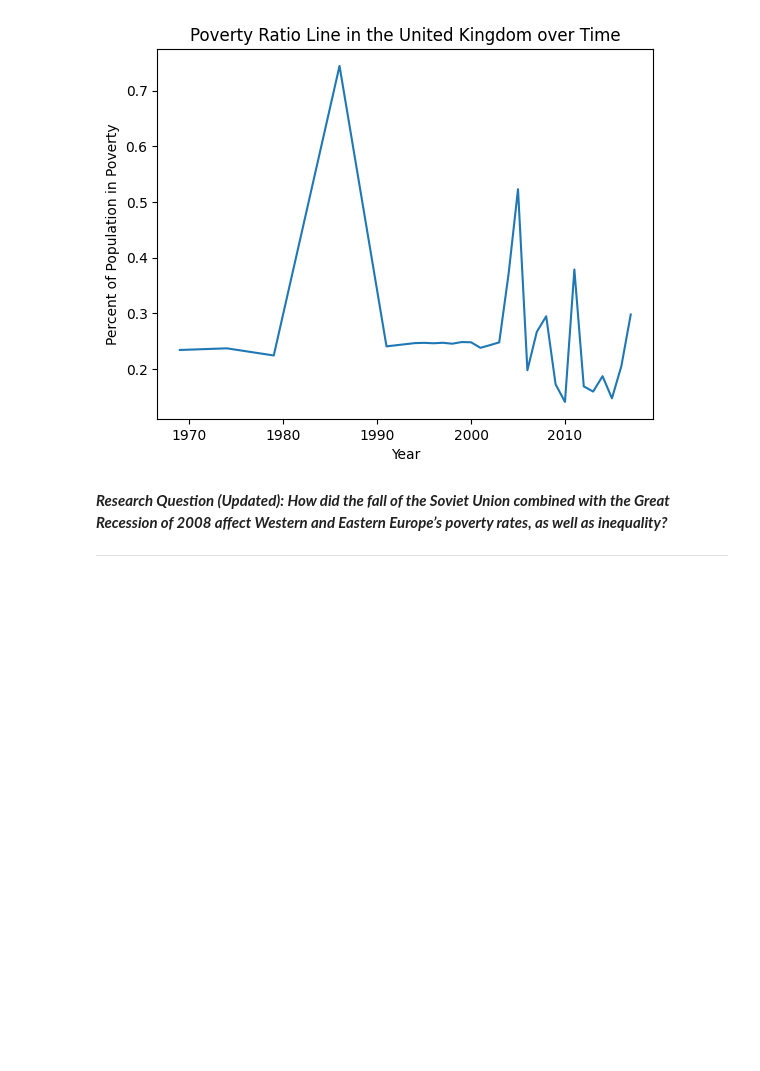
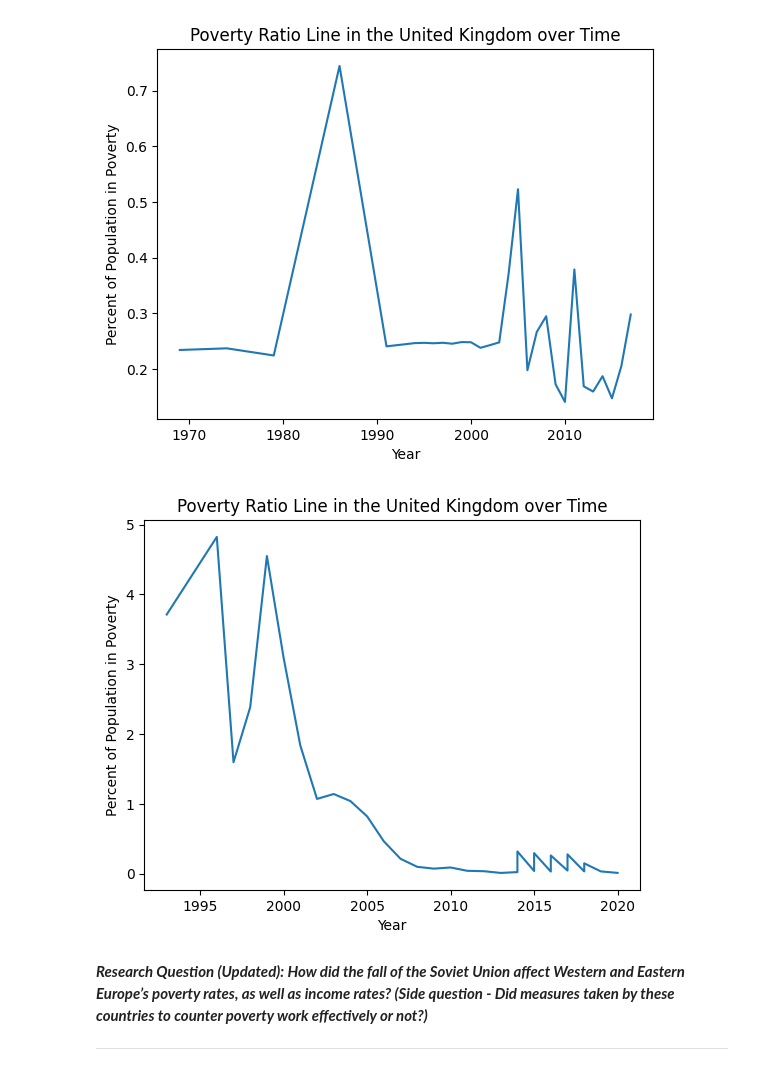
Before and after one commit to Matt-L-053124/FTI-World-Poverty-DSRP, a Jupyter notebook: Matthew_L_World_Poverty_Notebook.ipynb, the cells around one changed output. Drawn from its saved outputs; the diff is of its cells as text; code cells hidden in the pictures; blank space fills up the shorter version.

```diff
--- a/Matthew_L_World_Poverty_Notebook.ipynb
+++ b/Matthew_L_World_Poverty_Notebook.ipynb
@@ -326,6 +337,23 @@ plt.ylabel("Percent of Population in Poverty")
 plt.show()
 # %% [output]
 [figure]
+# %%
+uk_clean = df[(df["country"] == "Russia") & (df["ppp_version"] == 2011) & (df["reporting_level"] == "national")]
+
+uk_sorted = uk_clean.sort_values("year")
+
+x = uk_sorted["year"]
+y = uk_sorted["headcount_ratio_international_povline"]
+
+plt.plot(x,y)
+
+plt.title("Poverty Ratio Line in the United Kingdom over Time")
+plt.xlabel("Year")
+plt.ylabel("Percent of Population in Poverty")
+
+plt.show()
+# %% [output]
+[figure, added]
 # %% [markdown]
-***Research Question (Updated): How did the fall of the Soviet Union combined with the Great Recession of 2008 affect Western and Eastern Europe’s poverty rates, as well as inequality?***
+***Research Question (Updated): How did the fall of the Soviet Union affect Western and Eastern Europe’s poverty rates, as well as income rates? (Side question - Did measures taken by these countries to counter poverty work effectively or not?)***
 ****
```
Also changed, not shown: parts of 4 cells of this notebook.
